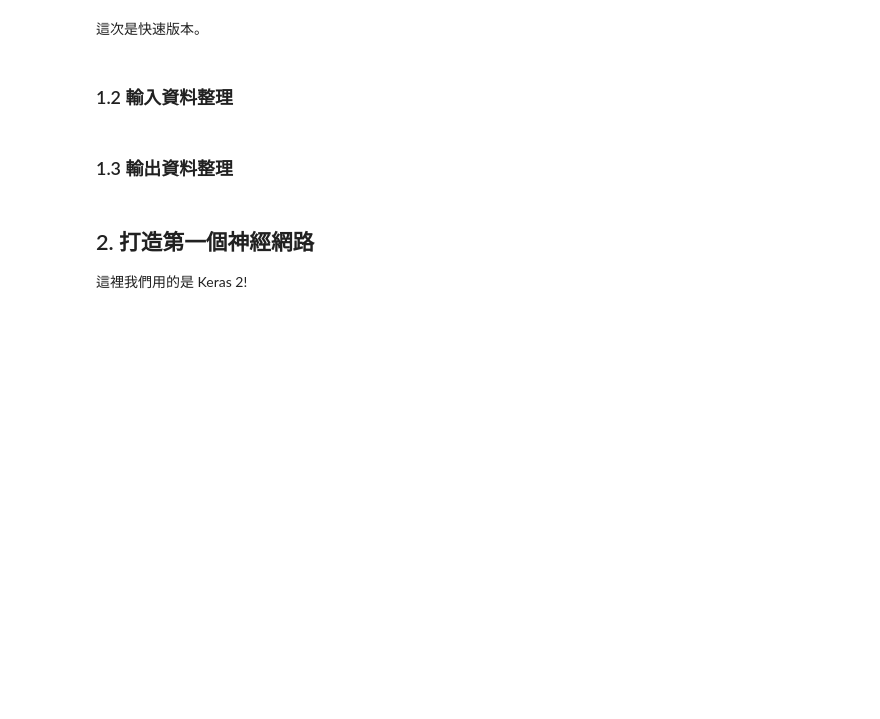
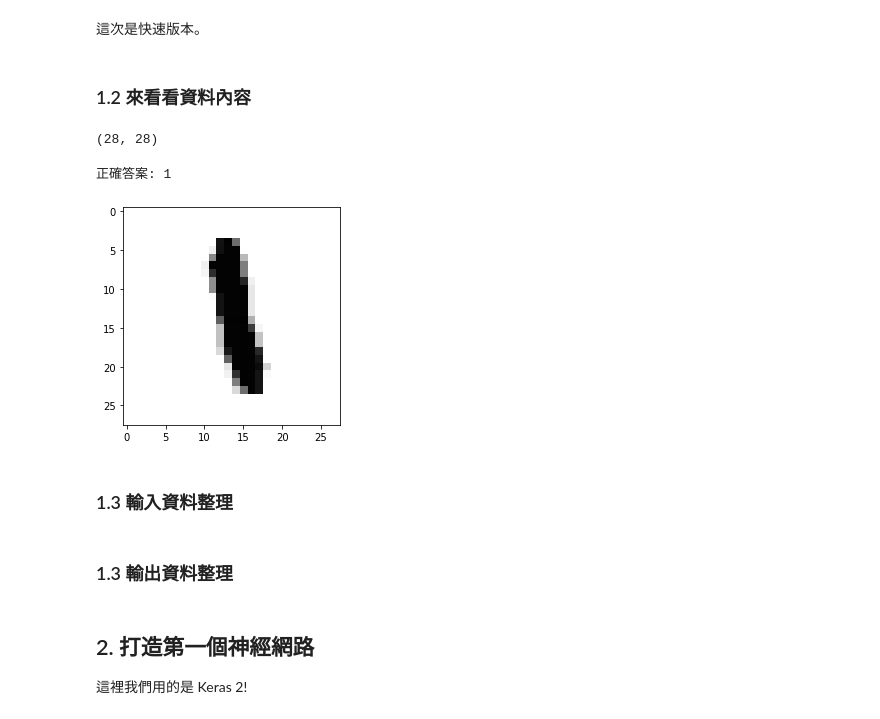
Before and after one commit to yenlung/nccu-jupyter-math, a Jupyter notebook: D03 神經網路101_MNIST手寫辨識.ipynb, the cells around one changed output. Drawn from its saved outputs; the diff is of its cells as text; code cells hidden in the pictures; blank space fills up the shorter version.

```diff
--- a/D03 神經網路101_MNIST手寫辨識.ipynb
+++ b/D03 神經網路101_MNIST手寫辨識.ipynb
@@ -18,5 +19,21 @@ from keras.datasets import mnist
-# %%
-(x0_train, y0_train), (x0_test, y0_test) = mnist.load_data()
+# %%
+(x_train, y_train), (x_test, y_test) = mnist.load_data()
 # %% [markdown]
-### 1.2 輸入資料整理
+### 1.2 來看看資料內容
+# %%
+n = 9487
+# %%
+X = x_train[n]
+# %%
+X.shape
+# %% [output]
+(28, 28)
+# %%
+plt.imshow(X, cmap='Greys')
+print('正確答案:', y_train[n])
+# %% [output]
+正確答案: 1
+[figure, added]
+# %% [markdown]
+### 1.3 輸入資料整理
 # %%
```
Also changed, not shown: parts of 15 cells of this notebook, 7 other files.
